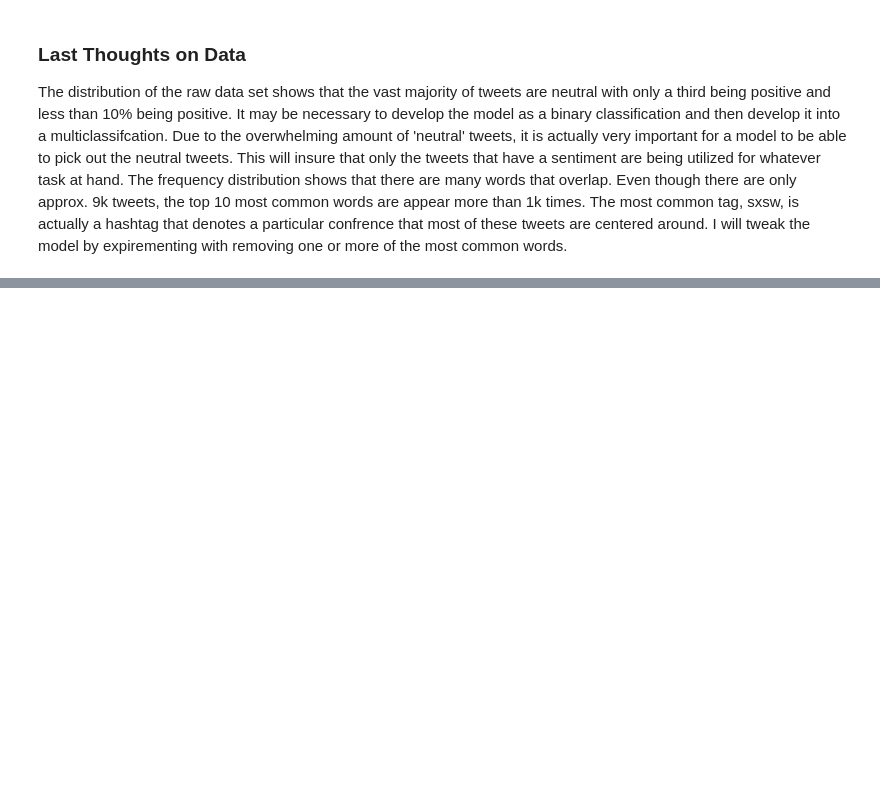
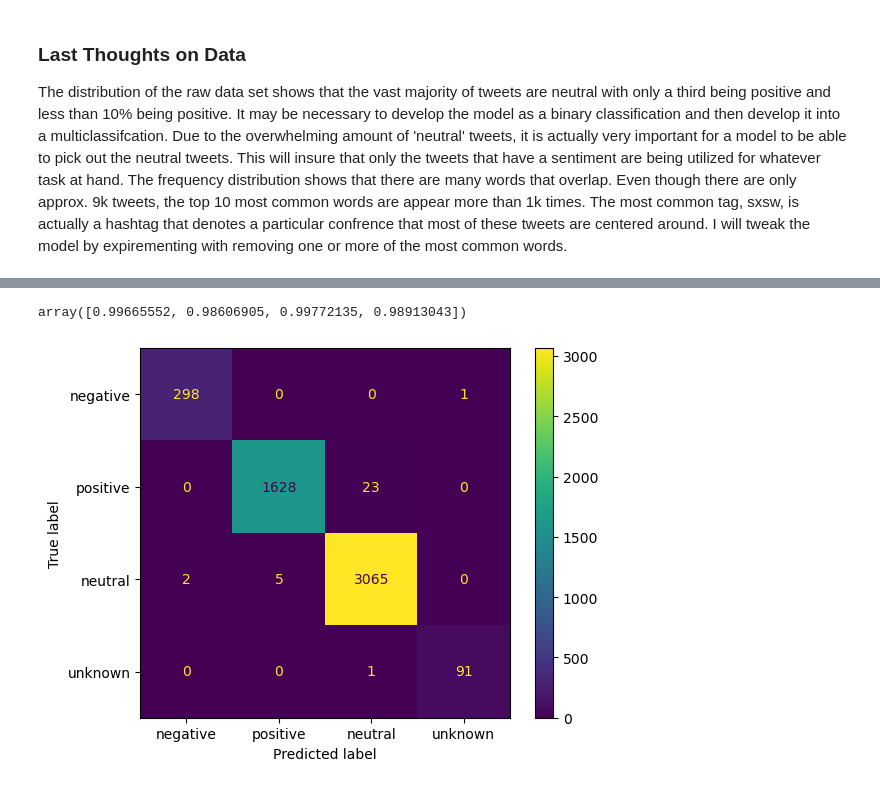
Before and after one commit to chrisvarghese2000/twitter-sentiment, a Jupyter notebook: data-exploration.ipynb, the cells around one changed output, grey strips where cells are left out. Cells and saved outputs as stored; diff of their text form; code cells hidden in the pictures; blank space fills up the shorter version.

```diff
--- a/data-exploration.ipynb
+++ b/data-exploration.ipynb
@@ -267,0 +337,19 @@ tf_idf_data_train = vectorizer.fit_transform(data)
+# %%
+# Random Forest
+rf_classifier = RandomForestClassifier(n_estimators = 100)
+# %%
+# Fitting Model
+rf_classifier.fit(tf_idf_data_train, y_train)
+rf_train_preds = rf_classifier.predict(tf_idf_data_train)
+rf_val_preds = rf_classifier.predict(tf_idf_data_val)
+# %%
+# Calculate Recall Scores
+rf_train_score = recall_score(y_train, rf_train_preds, average = None)
+rf_val_score = recall_score(y_val, rf_val_preds, average = None)
+# %%
+# Confusion Matrix from Training data
+plot_confusion_matrix(rf_classifier, tf_idf_data_train, y_train, display_labels = target_labels)
+rf_train_score
+# %% [output]
+array([0.99665552, 0.98606905, 0.99772135, 0.98913043])
+[figure, added]
```
Also changed, not shown: parts of 66 cells of this notebook, 4 other files.
